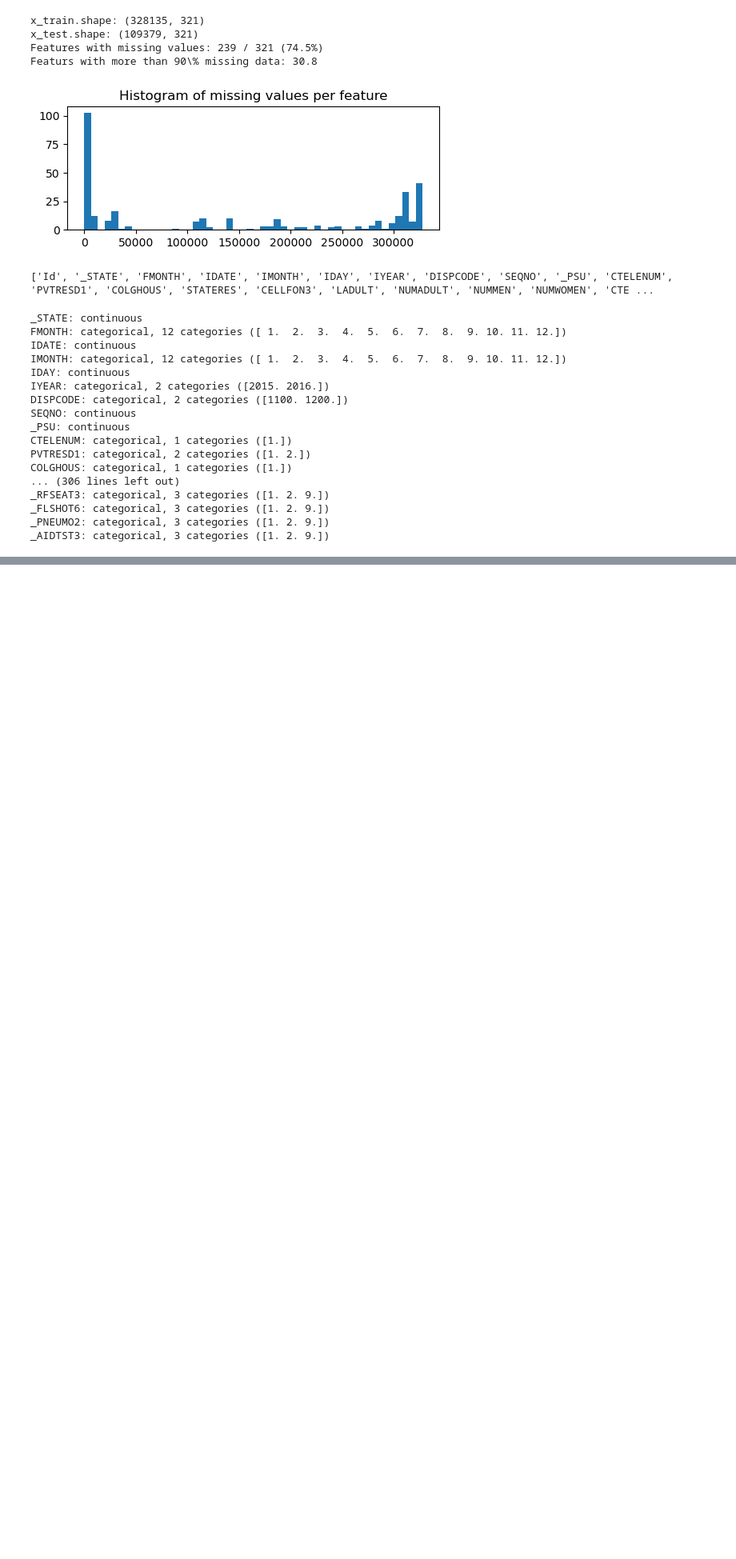
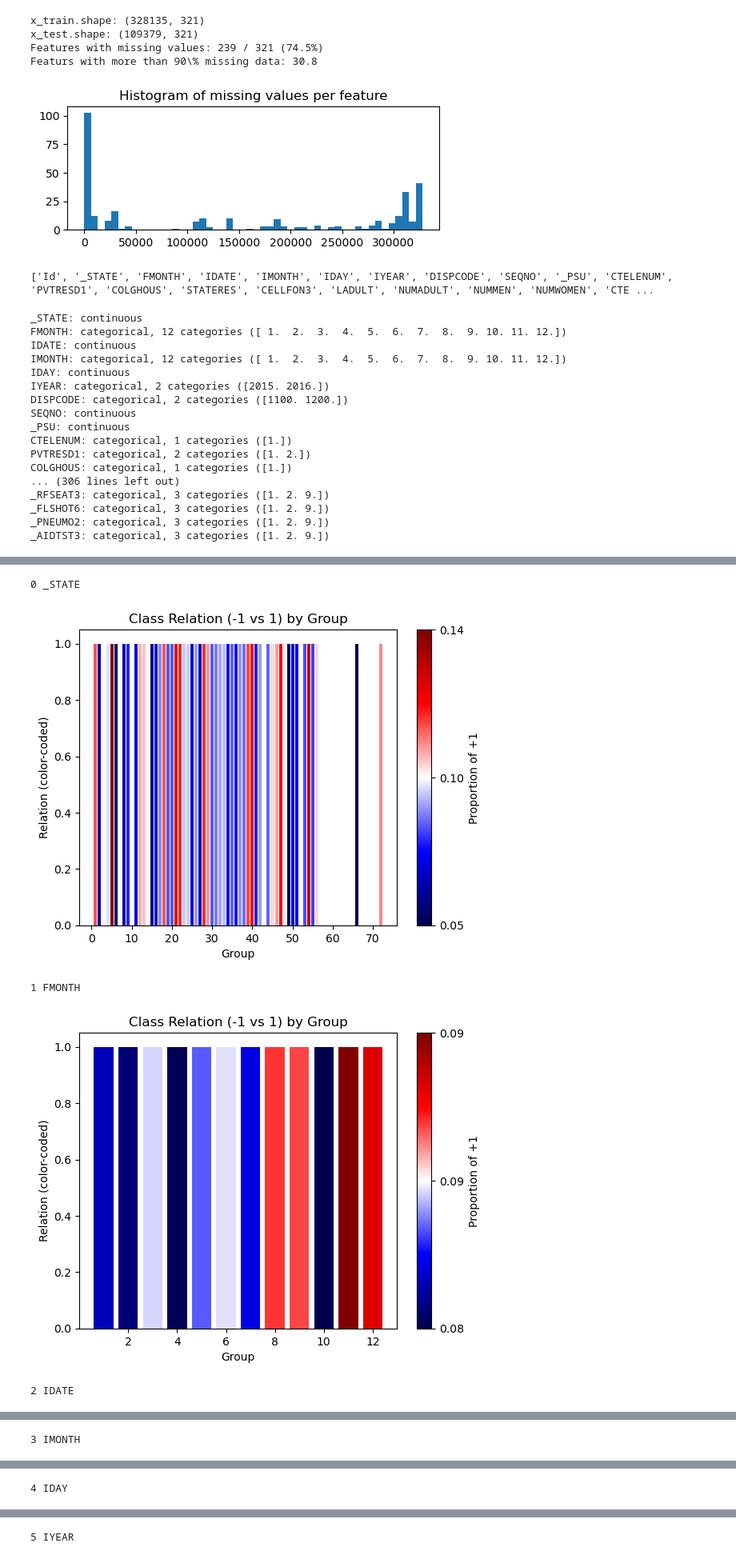
Before and after one commit to betty-gures/cs433project1, a Jupyter notebook: notebooks/002_dataset_exploration.ipynb, the cells around one changed output, grey strips where cells are left out. Shown at 80% size. Drawn from its saved outputs; the diff is of its cells as text; code cells hidden in the pictures; blank space fills up the shorter version.

```diff
--- a/notebooks/002_dataset_exploration.ipynb
+++ b/notebooks/002_dataset_exploration.ipynb
@@ -130,0 +141,49 @@ Train: ADMOVE: categorical, 17 categories ([ 1.  2.  3.  4.  5.  6.  7.  8.  9.
+# %%
+def plot_class_distribution_by_group(y, group_attr, annotate=True):
+    mask = ~np.isnan(group_attr)
+    group_clean = group_attr[mask]
+    y_clean = y[mask]
+
+    # Compute proportions per group
+    unique_groups = np.unique(group_clean)
+    proportions = []
+    for g in unique_groups:
+        vals = y_clean[group_clean == g]
+        pos_ratio = np.mean(vals == 1)
+        proportions.append(pos_ratio)
+    proportions = np.array(proportions)
+    # Create a color map based on the relation (-1 ↔ 1)
+    cmap = plt.cm.seismic
+    vmin, vmax = proportions.min(), proportions.max()
+    norm = plt.Normalize(vmin=vmin, vmax=vmax)
+    colors = [cmap(norm(p)) for p in proportions]
+
+    # Plot one bar per group, colored by ratio
+    bars = plt.bar(unique_groups, [1]*len(unique_groups), color=colors)
+
+    if annotate:
+        for i, p in enumerate(proportions):
+            plt.text(unique_groups[i], 0.5, f"{p*100:.0f}%",
+                     ha='center', va='center', color='black', fontsize=9)
+
+    plt.title("Class Relation (-1 vs 1) by Group")
+    plt.xlabel("Group")
+    plt.ylabel("Relation (color-coded)")
+    sm = plt.cm.ScalarMappable(cmap=cmap)
+    sm.set_array([])
+    cbar = plt.colorbar(sm)
+    cbar.ax.set_ylabel("Proportion of +1")
+    cbar.set_ticks([0, 0.5, 1])
+    cbar.set_ticklabels([f"{vmin:.2f}", f"{(vmin+vmax)/2:.2f}", f"{vmax:.2f}"])
+    plt.show()
+# %%
+for i, feature_name in enumerate(feature_names[1:21]):  # Skip ID column
+    print(i, feature_name)
+    plot_class_distribution_by_group(y_train, x_train[:,i], annotate=False)
+    plt.show()
+# %% [output]
+0 _STATE
+[figure, added]
+1 FMONTH
+[figure, added]
+2 IDATE
@@ -130,0 +191 @@ Train: ADMOVE: categorical, 17 categories ([ 1.  2.  3.  4.  5.  6.  7.  8.  9.
+3 IMONTH
@@ -130,0 +193 @@ Train: ADMOVE: categorical, 17 categories ([ 1.  2.  3.  4.  5.  6.  7.  8.  9.
+4 IDAY
@@ -130,0 +195 @@ Train: ADMOVE: categorical, 17 categories ([ 1.  2.  3.  4.  5.  6.  7.  8.  9.
+5 IYEAR
```
Also changed, not shown: parts of 4 cells of this notebook, 14 other files.
